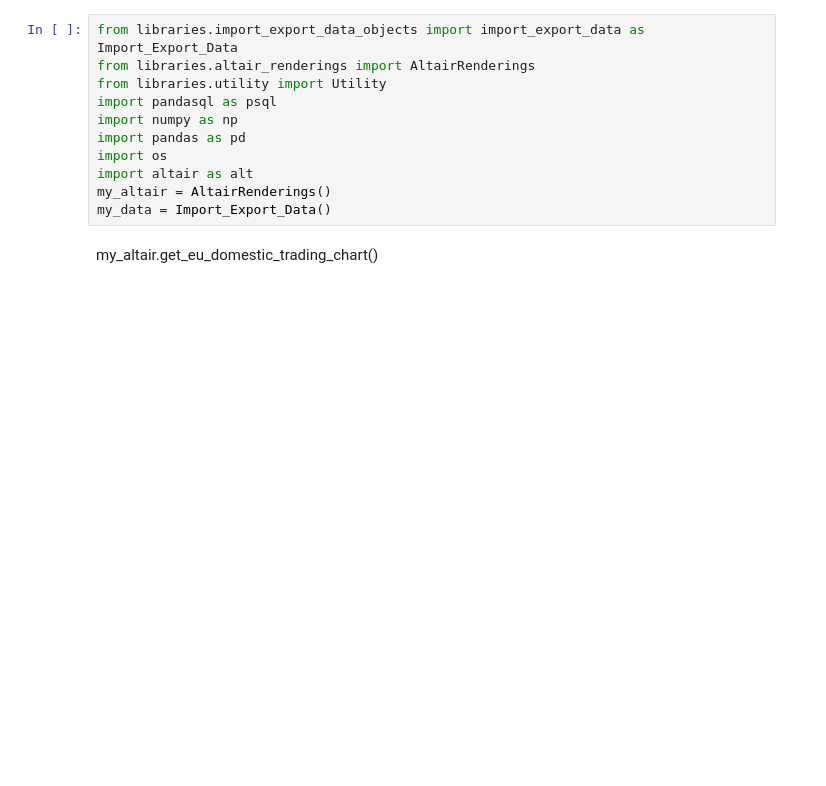
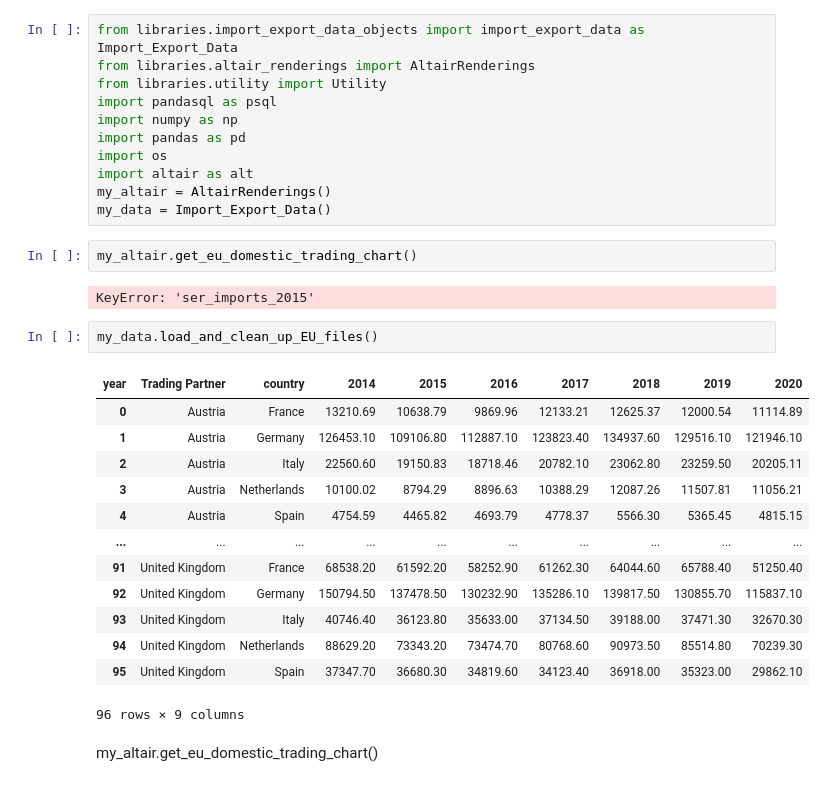
Before and after one commit to tuneman7/w209_spring_2022_thu_4_pm_team_4_web, a Jupyter notebook: eu_analysis_fz.ipynb, the cells around one changed output. Cells and saved outputs as stored; diff of their text form; blank space fills up the shorter version.

```diff
--- a/eu_analysis_fz.ipynb
+++ b/eu_analysis_fz.ipynb
@@ -9,6 +9,26 @@ import os
 import altair as alt
 my_altair = AltairRenderings()
 my_data = Import_Export_Data()
+# %%
+my_altair.get_eu_domestic_trading_chart()
+# %% [output]
+KeyError: 'ser_imports_2015'
+# %%
+my_data.load_and_clean_up_EU_files()
+# %% [output]
+| year | Trading Partner | country | 2014 | 2015 | 2016 | 2017 | 2018 | 2019 | 2020 |
+| 0 | Austria | France | 13210.69 | 10638.79 | 9869.96 | 12133.21 | 12625.37 | 12000.54 | 11114.89 |
+| 1 | Austria | Germany | 126453.10 | 109106.80 | 112887.10 | 123823.40 | 134937.60 | 129516.10 | 121946.10 |
+| 2 | Austria | Italy | 22560.60 | 19150.83 | 18718.46 | 20782.10 | 23062.80 | 23259.50 | 20205.11 |
+| 3 | Austria | Netherlands | 10100.02 | 8794.29 | 8896.63 | 10388.29 | 12087.26 | 11507.81 | 11056.21 |
+| 4 | Austria | Spain | 4754.59 | 4465.82 | 4693.79 | 4778.37 | 5566.30 | 5365.45 | 4815.15 |
+| ... | ... | ... | ... | ... | ... | ... | ... | ... | ... |
+| 91 | United Kingdom | France | 68538.20 | 61592.20 | 58252.90 | 61262.30 | 64044.60 | 65788.40 | 51250.40 |
+| 92 | United Kingdom | Germany | 150794.50 | 137478.50 | 130232.90 | 135286.10 | 139817.50 | 130855.70 | 115837.10 |
+| 93 | United Kingdom | Italy | 40746.40 | 36123.80 | 35633.00 | 37134.50 | 39188.00 | 37471.30 | 32670.30 |
+| 94 | United Kingdom | Netherlands | 88629.20 | 73343.20 | 73474.70 | 80768.60 | 90973.50 | 85514.80 | 70239.30 |
+| 95 | United Kingdom | Spain | 37347.70 | 36680.30 | 34819.60 | 34123.40 | 36918.00 | 35323.00 | 29862.10 |
+96 rows × 9 columns
 # %% [markdown]
 my_altair.get_eu_domestic_trading_chart()
 # %%
```
Also changed, not shown: 2 other files.
